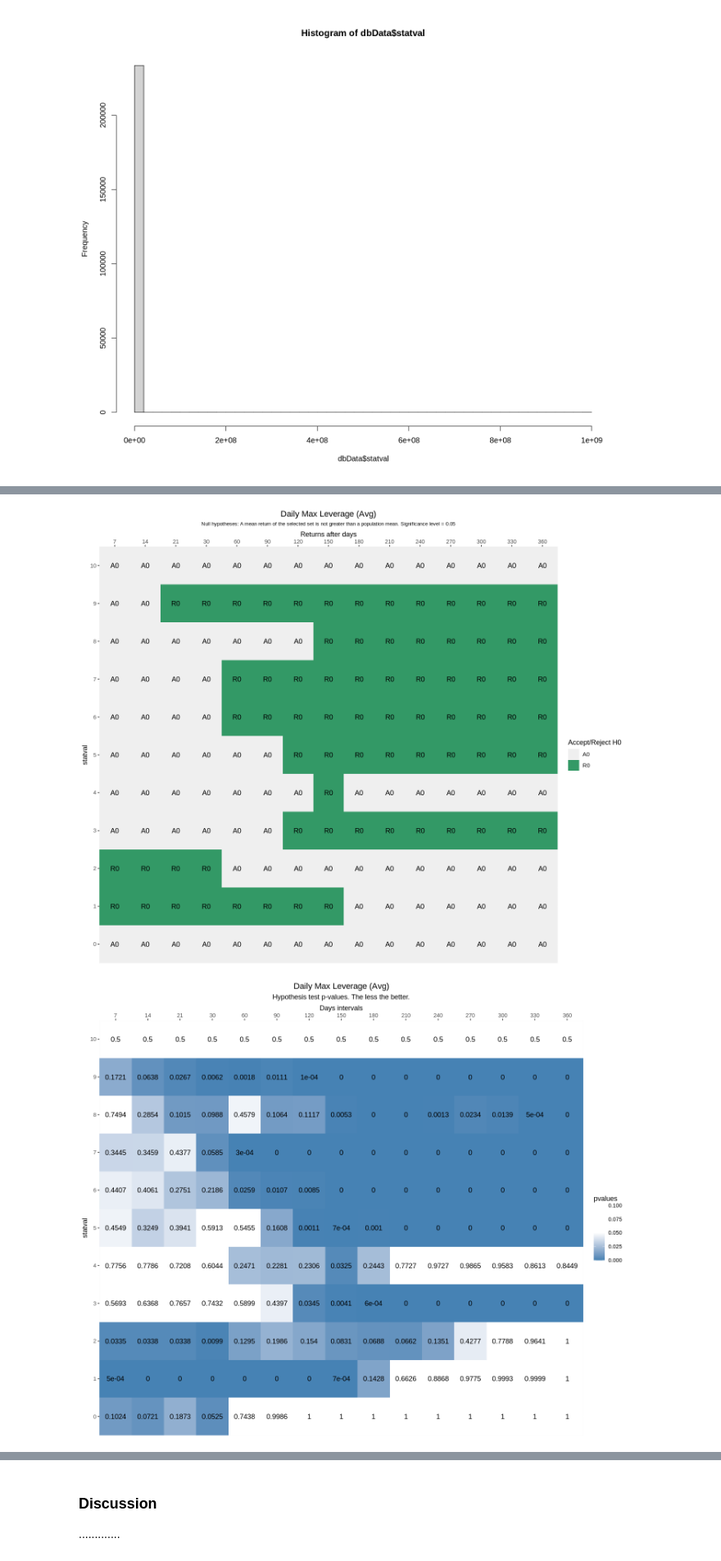
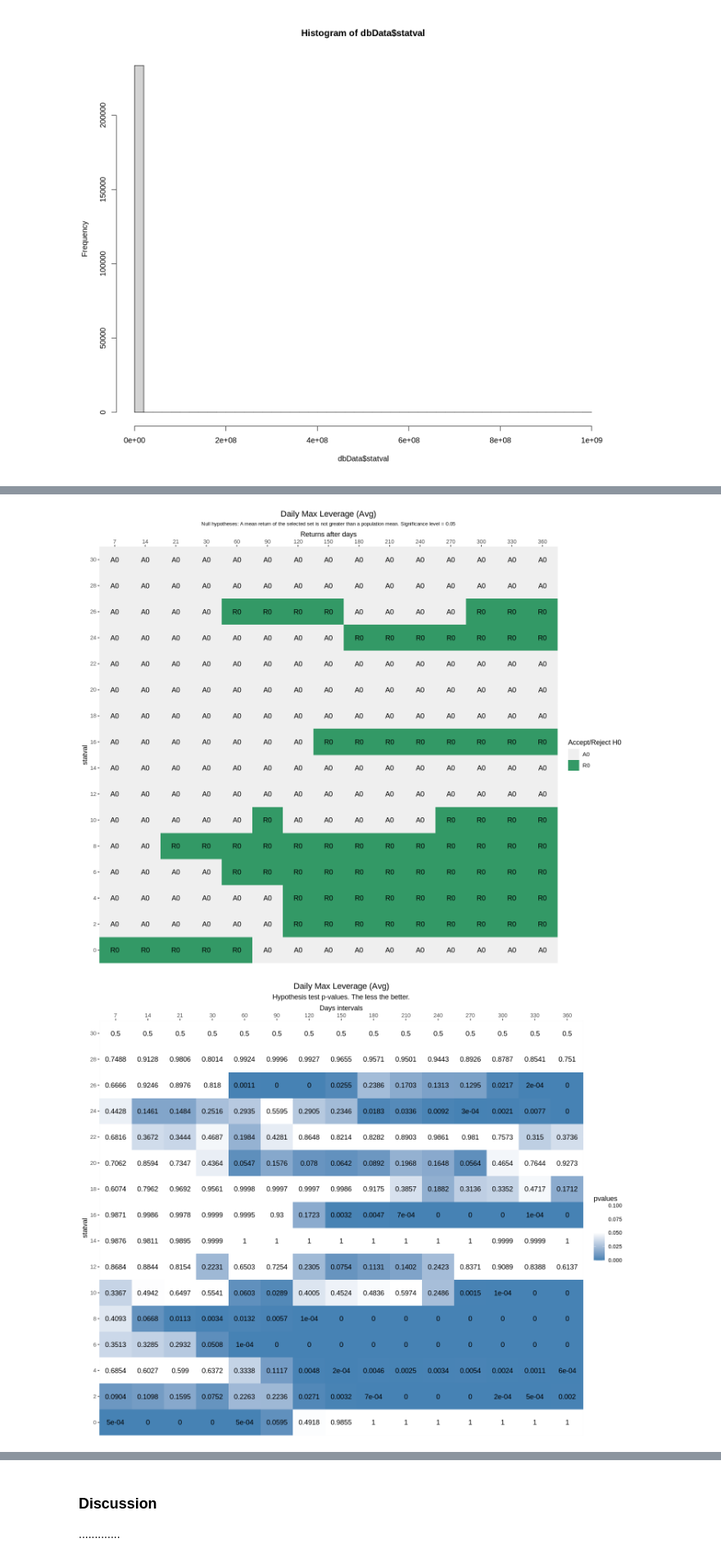
Before and after one commit to Svancara/C2ScoringWorkbench, a Jupyter notebook: C2Score_DailyMaxLevMean.ipynb, the cells around one changed output, grey strips where cells are left out. Shown at 82% size. Saved outputs shown, nothing was run; the diff lists cells and outputs as text; code cells hidden in the pictures.

```diff
--- a/C2Score_DailyMaxLevMean.ipynb
+++ b/C2Score_DailyMaxLevMean.ipynb
@@ -45,7 +45,7 @@ hist(dbData$statval,breaks=50)
 sql = "select statval, eq.*
  from ReturnsDataInIntervalsCleanedSkip090 eq
  join historical_stats_modern h on h.systemid=eq.systemid and h.YYYYMMDD = cast(date_format(DateStart,'%Y%m%d') AS UNSIGNED)
- where statname='dailyMaxLevMean' and statval <= 10"
+ where statname='dailyMaxLevMean' and statval <= 30"
 
 data = getC2ScoreDbData(sql)
 overview(data)
@@ -60,7 +60,7 @@ experiment = list(
   description = "Daily Max Leverage (Avg)",
   sqlText = sql, # the sql above
   attributeName = "statval",
-  attributeSteps = seq(from = 0, to = 10, by = 1))
+  attributeSteps = seq(from = 0, to = 30, by = 2))
 
 result = makeExperiment(experiment)
 # %% [output]
@@ -75,5 +75,5 @@ Descriptive stats of all data selected in the experiment:
-[figure, old version]
+[figure, new version]
-[figure, old version]
+[figure, new version]
 # %%
 showSDLessHypothesisTest(experiment, result)
 # %% [output]
```
Also changed, not shown: parts of 13 cells of this notebook, 13 other files.
